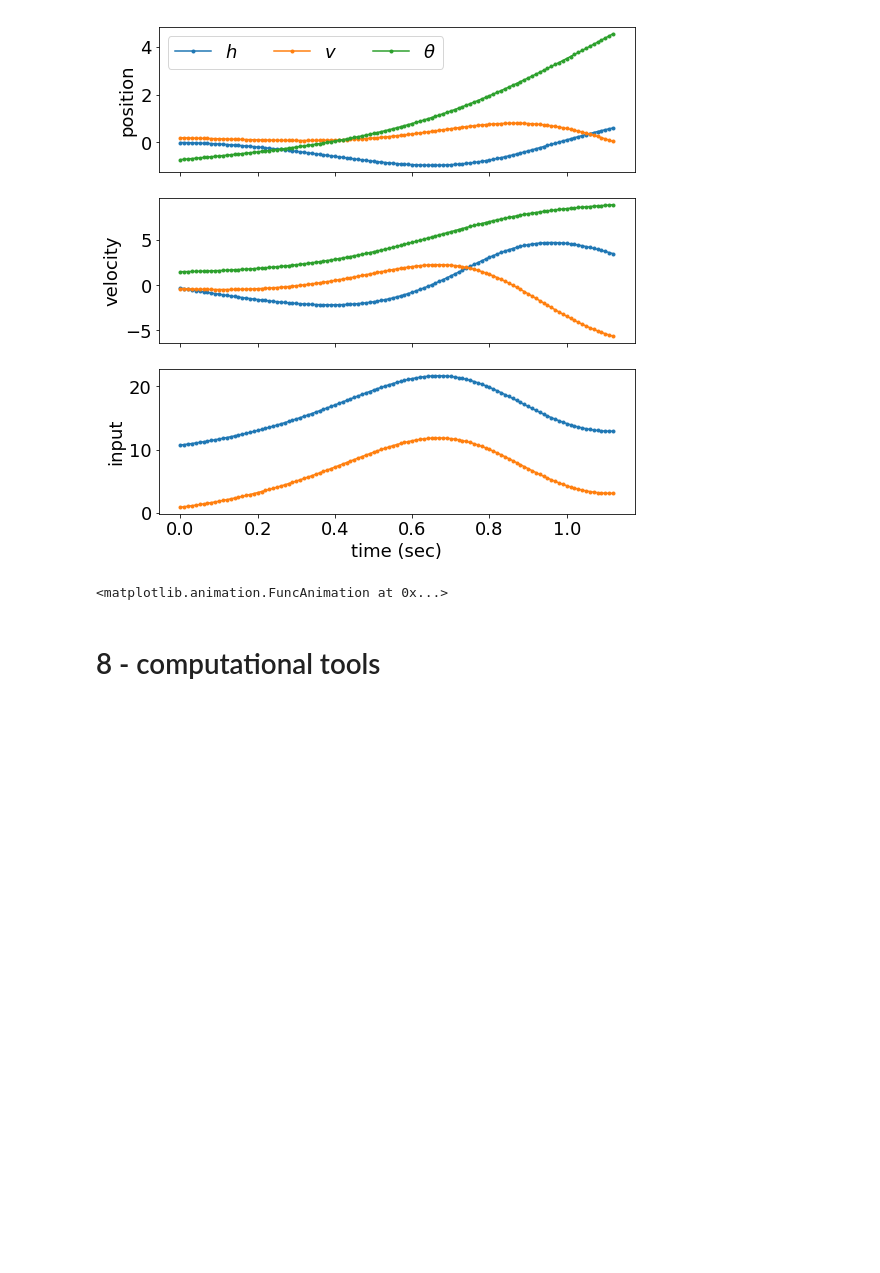
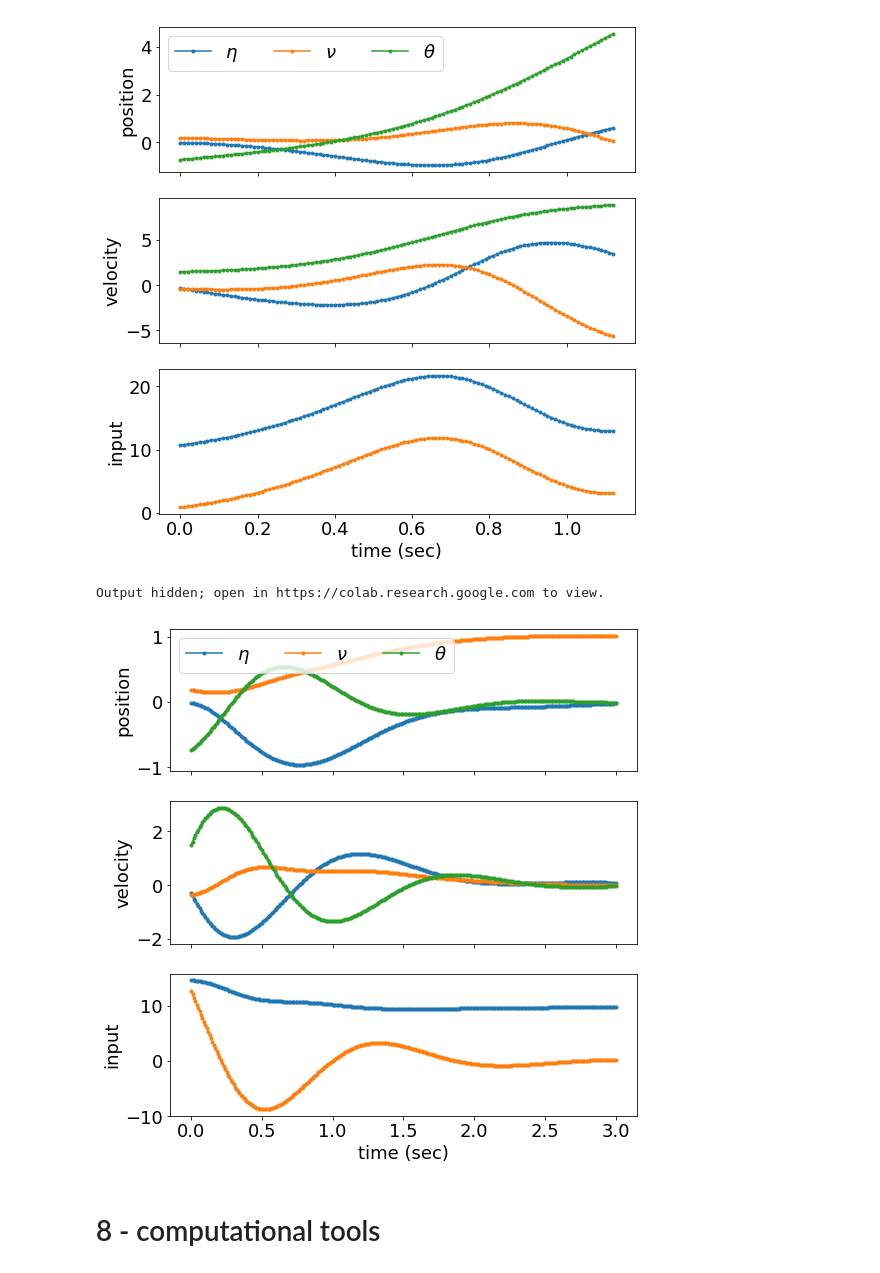
Before and after one commit to sburden/447-19fa, a Jupyter notebook: 447_lec_examples.ipynb, the cells around one changed output. Drawn from its saved outputs; the diff is of its cells as text; code cells hidden in the pictures; blank space fills up the shorter version.

```diff
--- a/447_lec_examples.ipynb
+++ b/447_lec_examples.ipynb
@@ -920,0 +922,12 @@ ControlSlycot: ignored
+# %%
+K_random = np.random.randn(2,6)
+
+# obtained using control.lyap, which doesn't currently run on Colab
+K_stable = np.array([[ 0.  ,  4.5 ,  0.  ,  0.  ,  3.  ,  0.  ],
+                     [ 4.13,  0.  , 27.  ,  5.5 ,  0.  ,  6.  ]])
+
+print("closed loop stable with K_random?",
+      np.all(la.eigvals(A - np.dot(B,K_random)).real < 0))
+
+print("closed loop stable with K_stable?",
+      np.all(la.eigvals(A - np.dot(B,K_stable)).real < 0))
@@ -925,7 +941,10 @@ dt = 1e-2
 t = 3.
 x = x0 + 3*(np.random.rand(6)-.5)
 
-K = np.random.randn(6)
+K_random = np.random.randn(6)
+
+# destabilizing controller
+K = K_random
 
 # input is now a function of state
 ux = lambda x : np.dot(x - x0, -K.T) + u0
@@ -950,7 +969,7 @@ ax = plt.subplot(311)
 ax.plot(t_,x_[:,:3],'.-')
 ax.set_xticklabels([])
 ax.set_ylabel('position')
-ax.legend([r'$h$',r'$v$',r'$\theta$'],ncol=3,loc='upper left')
+ax.legend([r'$\eta$',r'$\nu$',r'$\theta$'],ncol=3,loc='upper left')
 
 ax = plt.subplot(312)
 ax.plot(t_,x_[:,3:],'.-')
@@ -966,7 +985,7 @@ plt.tight_layout()
 # %% [output]
 [figure]
 # %%
-fig, ax = plt.subplots(figsize=(4,4)); ax.axis('equal'); ax.grid(True);
+fig, ax = plt.subplots(figsize=(6,6)); ax.axis('equal'); ax.grid(True);
 
 line, = ax.plot([], [], 'b', lw=2);
 
@@ -976,4 +995,49 @@ plt.close(fig)
 ani.FuncAnimation(fig, animate, init_func=init, repeat=True,
                   frames=np.arange(0.,t_[-1],.01), interval=20, blit=True)
 # %% [output]
-<matplotlib.animation.FuncAnimation at 0x...>
+Output hidden; open in https://colab.research.google.com to view.
+# %%
+# stabilizing controller
+K = K_stable
+
+dt = 1e-2
+t = 3.
+
+# input is now a function of state
+ux = lambda x : np.dot(x - x0, -K.T) + u0
+
+t_,x_ = sim(f,t,x,dt=dt,ux=ux)
+
+# quadrotor height
+v = x_[:,1]
+# if quadrotor crashed
+if np.any(v < 0):
+  # find when it crashed
+  k = np.argmax(v < 0)
+  # terminate simulation at crash
+  t_ = t_[:k]
+  x_ = x_[:k]
+
+u_ = np.array([ux(x) for x in x_])
+
+fig = plt.figure(figsize=(8,8));
+
+ax = plt.subplot(311)
+ax.plot(t_,x_[:,:3],'.-')
+ax.set_xticklabels([])
+ax.set_ylabel('position')
+ax.legend([r'$\eta$',r'$\nu$',r'$\theta$'],ncol=3,loc='upper left')
+
+ax = plt.subplot(312)
+ax.plot(t_,x_[:,3:],'.-')
+ax.set_xticklabels([])
+ax.set_ylabel('velocity')
+
+ax = plt.subplot(313)
+ax.plot(t_,u_,'.-')
+ax.set_xlabel('time (sec)')
+ax.set_ylabel('input')
+
+plt.tight_layout()
+# %% [output]
+[figure, added]
```
Also changed, not shown: parts of 11 cells of this notebook, 1 other file.
